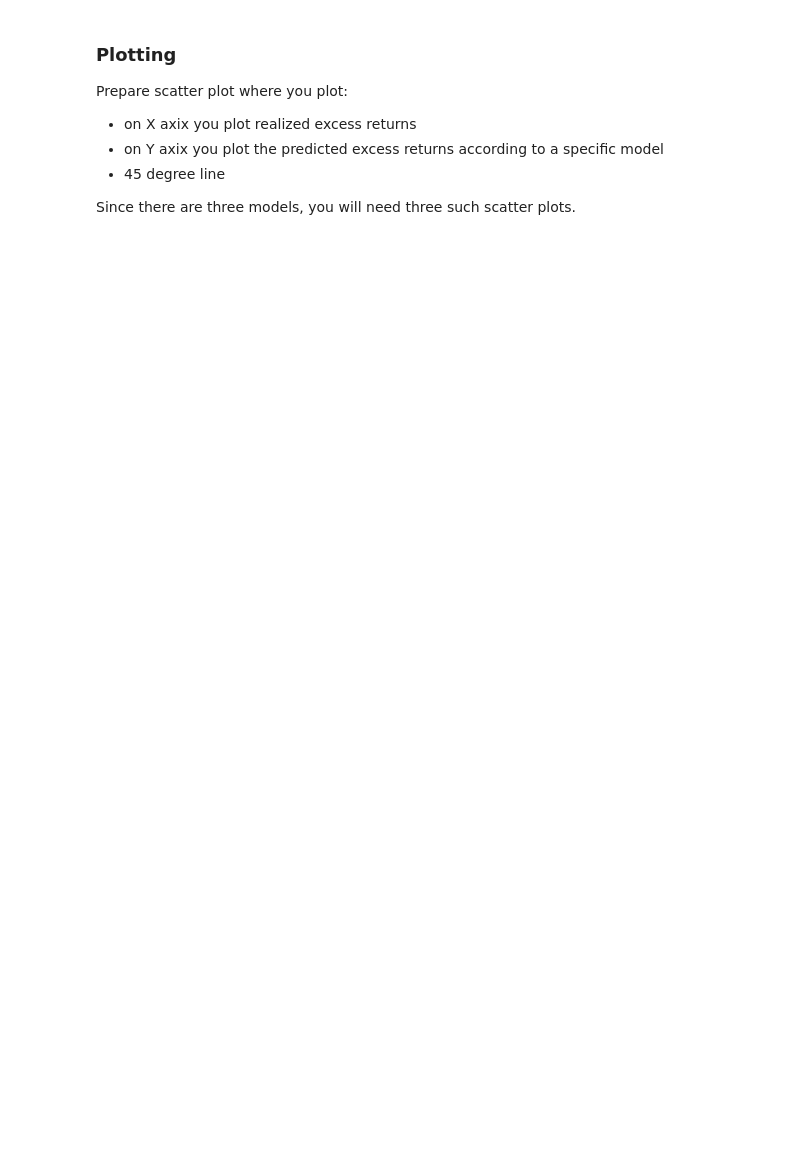
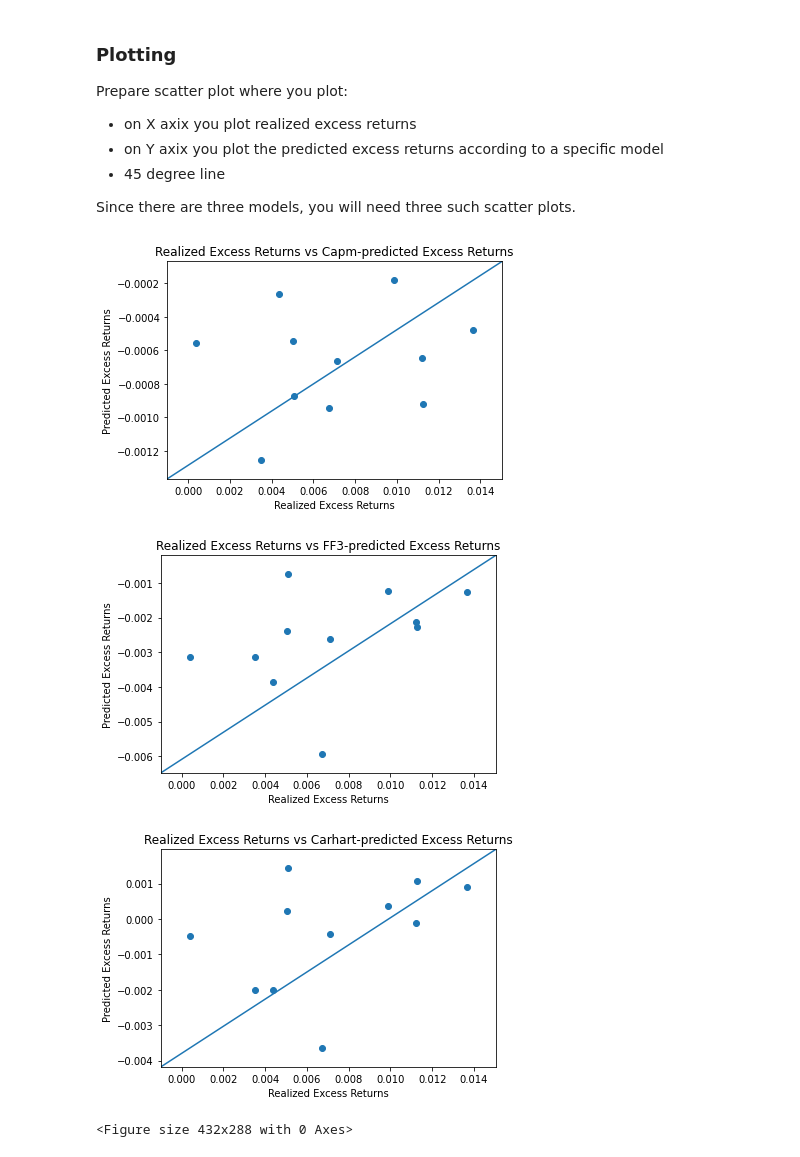
Before and after one commit to maxbranting/investment-theory, a Jupyter notebook: class5_Q123.ipynb, the cells around one changed output. Saved outputs shown, nothing was run; the diff lists cells and outputs as text; code cells hidden in the pictures; blank space fills up the shorter version.

```diff
--- a/class5_Q123.ipynb
+++ b/class5_Q123.ipynb
@@ -281,3 +311,37 @@ Prepare scatter plot where you plot:
 * 45 degree line
 
 Since there are three models, you will need three such scatter plots.
+# %%
+plot_df = pd.DataFrame()
+plot_df['avg_re'] = results_FF3['AVG_excess_return']
+plot_df['ff3_re'] = results_FF3['prediction']
+plot_df['car_re'] = results_Carhart['prediction']
+plot_df['capm_re'] = results_CAPM['prediction']
+# %%
+plt.scatter(plot_df['avg_re'], plot_df['capm_re'])
+plt.axline([plt.xlim()[0], plt.ylim()[0]], [plt.xlim()[1], plt.ylim()[1]])
+plt.title("Realized Excess Returns vs Capm-predicted Excess Returns")
+plt.xlabel("Realized Excess Returns")
+plt.ylabel("Predicted Excess Returns")
+plt.show()
+
+plt.scatter(plot_df['avg_re'], plot_df['ff3_re'])
+plt.axline([plt.xlim()[0], plt.ylim()[0]], [plt.xlim()[1], plt.ylim()[1]])
+plt.title("Realized Excess Returns vs FF3-predicted Excess Returns")
+plt.xlabel("Realized Excess Returns")
+plt.ylabel("Predicted Excess Returns")
+plt.show()
+plt.savefig("/Users/Maciek/Desktop/Master_Studies/Investment_Theory/ff3.png")
+
+plt.scatter(plot_df['avg_re'], plot_df['car_re'])
+plt.axline([plt.xlim()[0], plt.ylim()[0]], [plt.xlim()[1], plt.ylim()[1]])
+plt.title("Realized Excess Returns vs Carhart-predicted Excess Returns")
+plt.xlabel("Realized Excess Returns")
+plt.ylabel("Predicted Excess Returns")
+plt.show()
+plt.savefig("/Users/Maciek/Desktop/Master_Studies/Investment_Theory/carhart.png")
+# %% [output]
+[figure, added]
+[figure, added]
+[figure, added]
+<Figure size 432x288 with 0 Axes>
```
Also changed, not shown: parts of 2 cells of this notebook, 2 other files.
